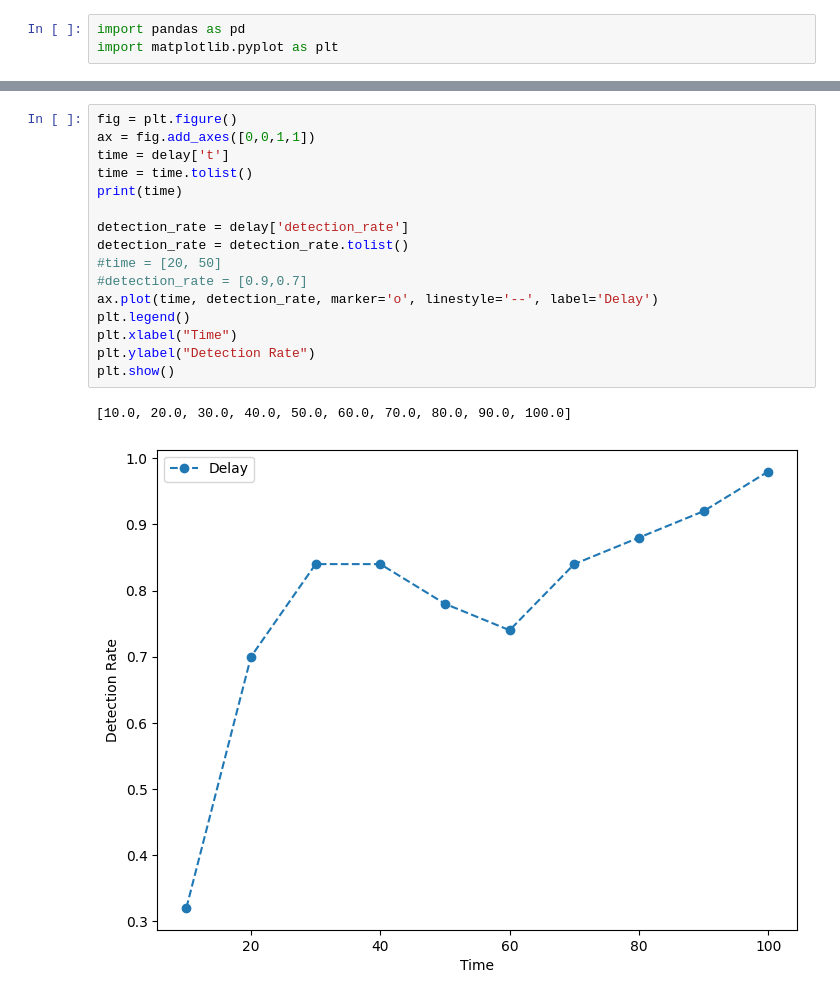
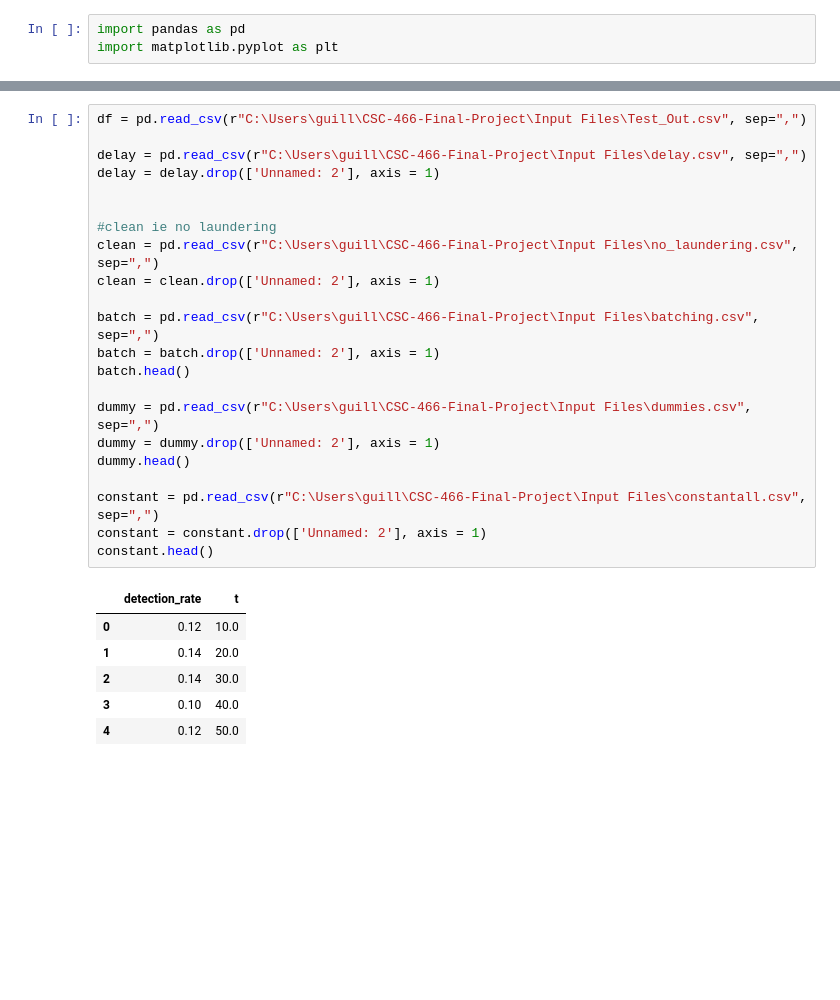
Before and after one commit to GuillaumeClaude/CSC-466-Final-Project, a Jupyter notebook: analysis.ipynb, the cells around one changed output, grey strips where cells are left out. Cells and saved outputs as stored; diff of their text form; blank space fills up the shorter version.

```diff
--- a/analysis.ipynb
+++ b/analysis.ipynb
@@ -16,19 +4,29 @@ delay.head()
-# %%
-fig = plt.figure()
-ax = fig.add_axes([0,0,1,1])
-time = delay['t']
-time = time.tolist()
-print(time)
-
-detection_rate = delay['detection_rate']
-detection_rate = detection_rate.tolist()
-#time = [20, 50]
-#detection_rate = [0.9,0.7]
-ax.plot(time, detection_rate, marker='o', linestyle='--', label='Delay')
-plt.legend()
-plt.xlabel("Time")
-plt.ylabel("Detection Rate")
-plt.show()
-# %% [output]
-[10.0, 20.0, 30.0, 40.0, 50.0, 60.0, 70.0, 80.0, 90.0, 100.0]
-[figure, removed]
+# %%
+df = pd.read_csv(r"C:\Users\guill\CSC-466-Final-Project\Input Files\Test_Out.csv", sep=",")
+
+delay = pd.read_csv(r"C:\Users\guill\CSC-466-Final-Project\Input Files\delay.csv", sep=",")
+delay = delay.drop(['Unnamed: 2'], axis = 1)
+
+
+#clean ie no laundering
+clean = pd.read_csv(r"C:\Users\guill\CSC-466-Final-Project\Input Files\no_laundering.csv", sep=",")
+clean = clean.drop(['Unnamed: 2'], axis = 1)
+
+batch = pd.read_csv(r"C:\Users\guill\CSC-466-Final-Project\Input Files\batching.csv", sep=",")
+batch = batch.drop(['Unnamed: 2'], axis = 1)
+batch.head()
+
+dummy = pd.read_csv(r"C:\Users\guill\CSC-466-Final-Project\Input Files\dummies.csv", sep=",")
+dummy = dummy.drop(['Unnamed: 2'], axis = 1)
+dummy.head()
+
+constant = pd.read_csv(r"C:\Users\guill\CSC-466-Final-Project\Input Files\constantall.csv", sep=",")
+constant = constant.drop(['Unnamed: 2'], axis = 1)
+constant.head()
+# %% [output]
+|  | detection_rate | t |
+| 0 | 0.12 | 10.0 |
+| 1 | 0.14 | 20.0 |
+| 2 | 0.14 | 30.0 |
+| 3 | 0.10 | 40.0 |
+| 4 | 0.12 | 50.0 |
```
Also changed, not shown: parts of 2 cells of this notebook, 6 other files.
